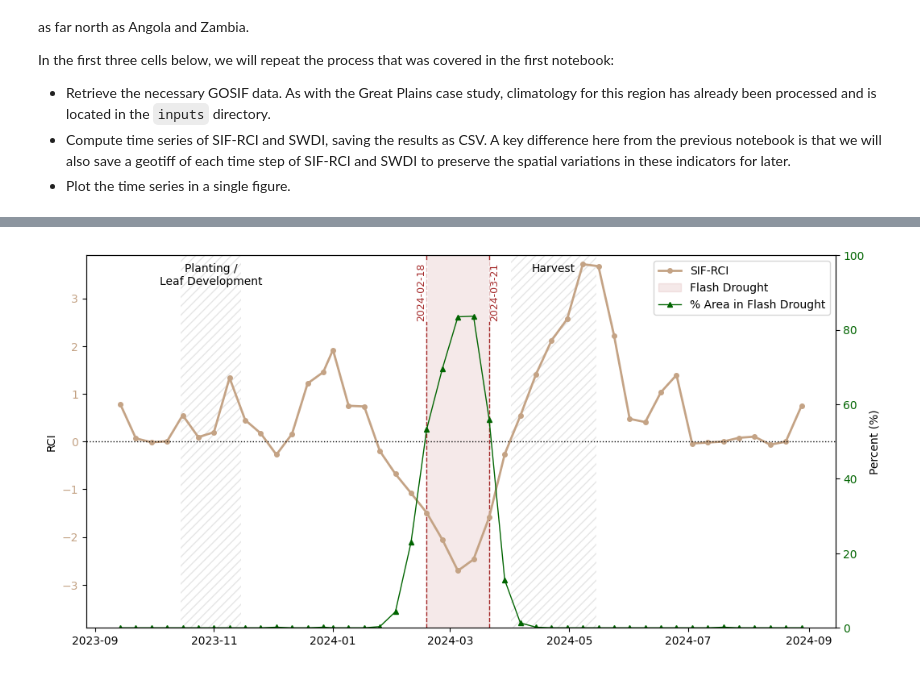
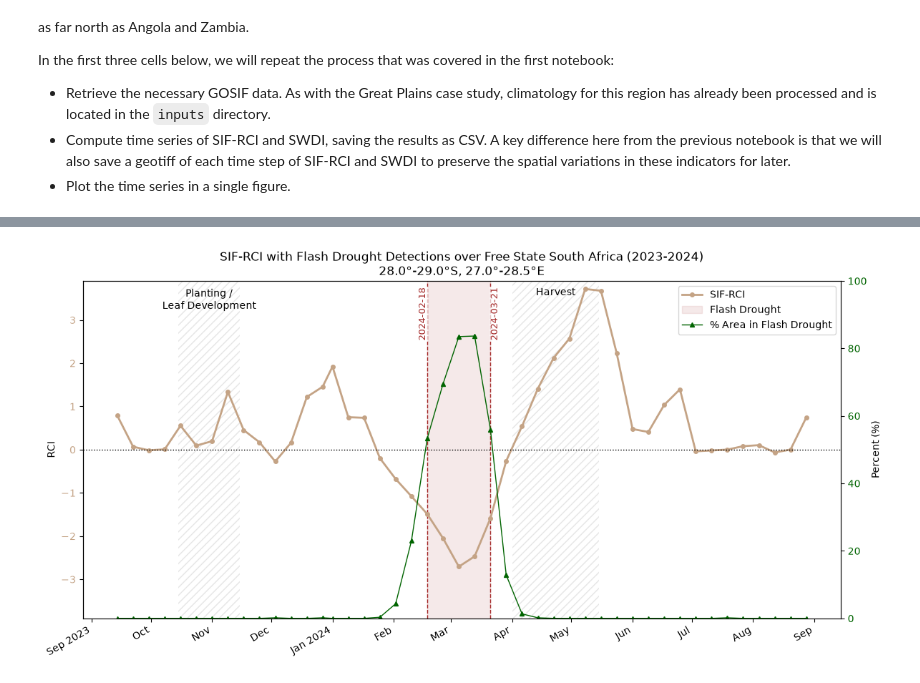
Before and after one commit to asaito333/flash-drought-ARSET, a Jupyter notebook: notebooks/2_detection.ipynb, the cells around one changed output, grey strips where cells are left out. Cells and saved outputs as stored; diff of their text form; code cells hidden in the pictures.

```diff
--- a/notebooks/2_detection.ipynb
+++ b/notebooks/2_detection.ipynb
@@ -68,6 +68,8 @@ def format_coords(coord_left: float, coord_right: float, is_lat: bool = True) ->
     return f"{abs(coord_left)}°{hem_left}-{abs(coord_right)}°{hem_right}"
 
 plot_title = f"SIF-RCI over {plot_region_name} ({plot_year_str})\n{format_coords(north, south)}, {format_coords(west, east, is_lat=False)}"
+plot2_title = f"SIF-RCI with Flash Drought Detections over {plot_region_name} ({plot_year_str})\n{format_coords(north, south)}, {format_coords(west, east, is_lat=False)}"
+plot3_title = f"SWDI with Flash Drought Detections over {plot_region_name} ({plot_year_str})\n{format_coords(north, south)}, {format_coords(west, east, is_lat=False)}"
 
 def doy_to_date(year, doy):
     return datetime(year, 1, 1) + timedelta(days=doy - 1) # noqa: DTZ001
@@ -142,6 +144,22 @@ from datetime import datetime
 import matplotlib.dates as mdates
 import matplotlib.pyplot as plt
 import matplotlib.transforms as mtransforms
+
+
+class MonthYearFormatter(mdates.DateFormatter):
+    """Overengineered x axis tick label formatter."""
+
+    def format_ticks(self, values):
+        dates = [mdates.num2date(v) for v in values]
+        labels = []
+        last_year = None
+        for d in dates:
+            if d.year != last_year:
+                labels.append(d.strftime("%b %Y"))
+                last_year = d.year
+            else:
+                labels.append(d.strftime("%b"))
+        return labels
 
 # Read the saved CSV
 plot_dates = []
@@ -221,7 +239,7 @@ ax2.set_ylabel("SWDI")
 ax2.set_title(f"SWDI ({plot_year_str})")
 ax2.legend()
 
-ax2.xaxis.set_major_formatter(mdates.DateFormatter("%b"))
+ax2.xaxis.set_major_formatter(MonthYearFormatter("%b %Y"))
 ax2.xaxis.set_major_locator(mdates.MonthLocator())
 fig.autofmt_xdate()
 plt.tight_layout()
@@ -261,10 +280,10 @@ Alternative formulation similar to SWVI:
 
 Optionally, we can flag FD events that occur within the growing season, which can be defined as the start of planting season to the end of the harvest season. It would be ideal to use real data to inform these dates, but this information is typically secret for large agricultural operations and difficult to obtain from smallholder farmers. Farmers don't tend to plant and harvest their crops uniformly in lock step, so the crop calendar dates are rough estimates.
 # %%
-from analysis import detect_flash_drought_sif
+from analysis import detect_flash_drought_sif, detect_flash_drought_swdi
 
-if not os.path.exists(fd_dir):
-    detect_flash_drought_sif(raster_dir, fd_dir, sif_csv_path)
+detect_flash_drought_sif(raster_dir, fd_dir, sif_csv_path)
+detect_flash_drought_swdi(raster_dir, fd_dir, swdi_csv_path)
 
 def add_flash_drought_markers(ax: plt.Axes, dates: list[datetime], flags: list[bool]) -> None:
     """Draw vertical dashed lines at the first and last dates below the flash drought threshold."""
@@ -276,6 +295,8 @@ def add_flash_drought_markers(ax: plt.Axes, dates: list[datetime], flags: list[b
     trans = mtransforms.blended_transform_factory(ax.transData, ax.transAxes)
 
     for i, d in enumerate([first_date, last_date]):
+        if d == dates[-1]:
+            continue
         ax.axvline(d, color="brown", linestyle="--", linewidth=1, zorder=1)
         # Alternate label alignment so start/end labels don't overlap when close together
         ha = "right" if i == 0 else "left"
@@ -296,31 +317,39 @@ with open(sif_csv_path, newline="") as f:
         plot_dates.append(pt_date)
         plot_fdperc.append(float(row["fd_percent"]))
         plot_sifrci.append(float(row["sif_rci"]))
 
 fd_thresh = 50
 flash_drought_sif = [r > fd_thresh for r in plot_fdperc]
 
 color1 = (0.77, 0.64, 0.52)
 color2 = "darkgreen"
 
 fig, ax1 = plt.subplots(figsize=(12, 6))
 add_crop_calendar(ax1)
 ax1.plot(plot_dates, plot_sifrci, marker="o", color=color1, linewidth=2, markersize=4, label="SIF-RCI")
 ax1.axhline(0, color="black", linestyle=":", linewidth=1)
 ax1.tick_params(axis='y', labelcolor=color1)
 ylim = max([abs(r) for r in plot_sifrci])
 ax1.set_ylim(-1.05 * ylim, 1.05 * ylim)
 ax1.set_ylabel("RCI")
+ax1.set_title(plot2_title)
 add_flash_drought_markers(ax1, plot_dates, flash_drought_sif)
+
 
 ax2 = ax1.twinx()
 ax2.plot(plot_dates, plot_fdperc, marker="^", color=color2, linewidth=1, markersize=4, label="% Area in Flash Drought")
 ax2.tick_params(axis="y", labelcolor=color2)
 ax2.set_ylim(0, 100)
 ax2.set_ylabel("Percent (%)")
 
 lines1, labels1 = ax1.get_legend_handles_labels()
 lines2, labels2 = ax2.get_legend_handles_labels()
 legend = ax1.legend(lines1 + lines2, labels1 + labels2, loc="upper right")
+
+ax1.xaxis.set_major_formatter(MonthYearFormatter("%b %Y"))
+ax1.xaxis.set_major_locator(mdates.MonthLocator())
+fig.autofmt_xdate()
+plt.tight_layout()
+plt.show()
 # %% [output]
-[figure, old version]
+[figure, new version]
```
Also changed, not shown: parts of 3 cells of this notebook, 1 other file.
